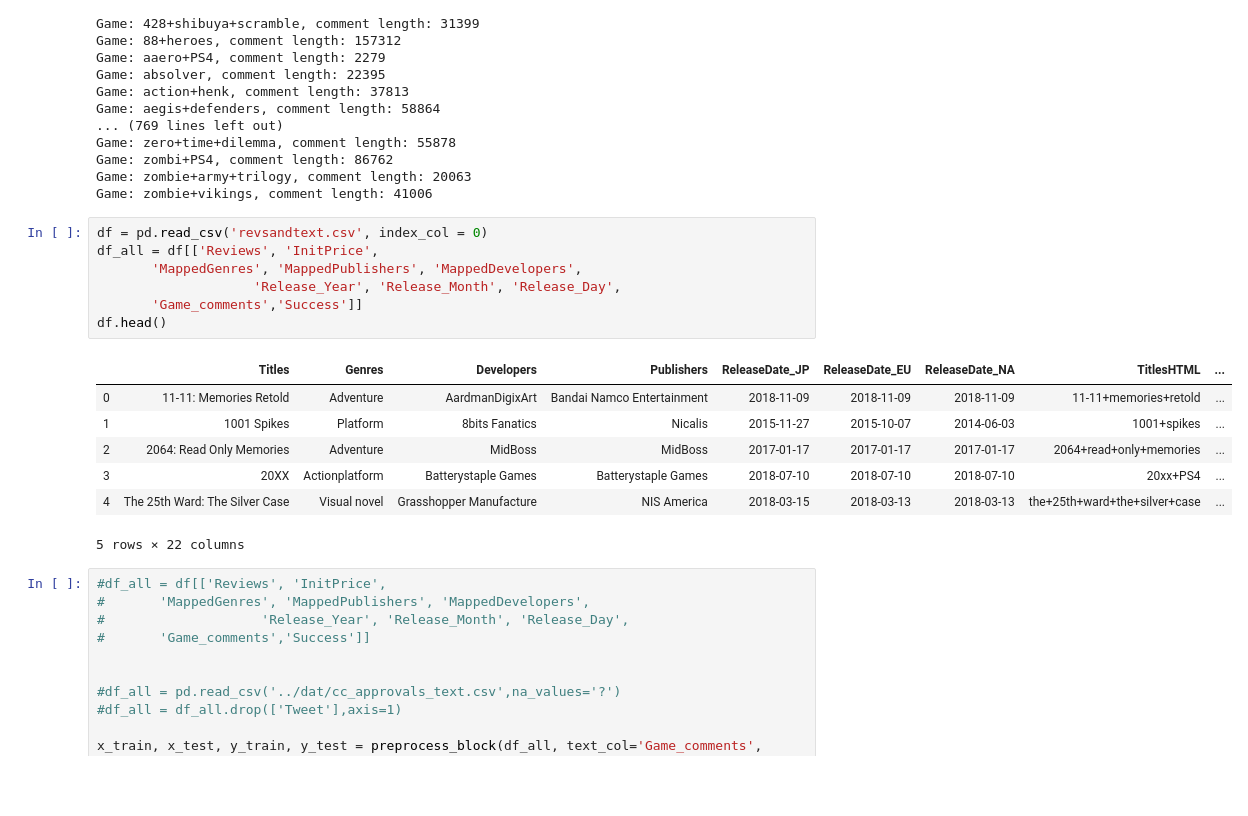
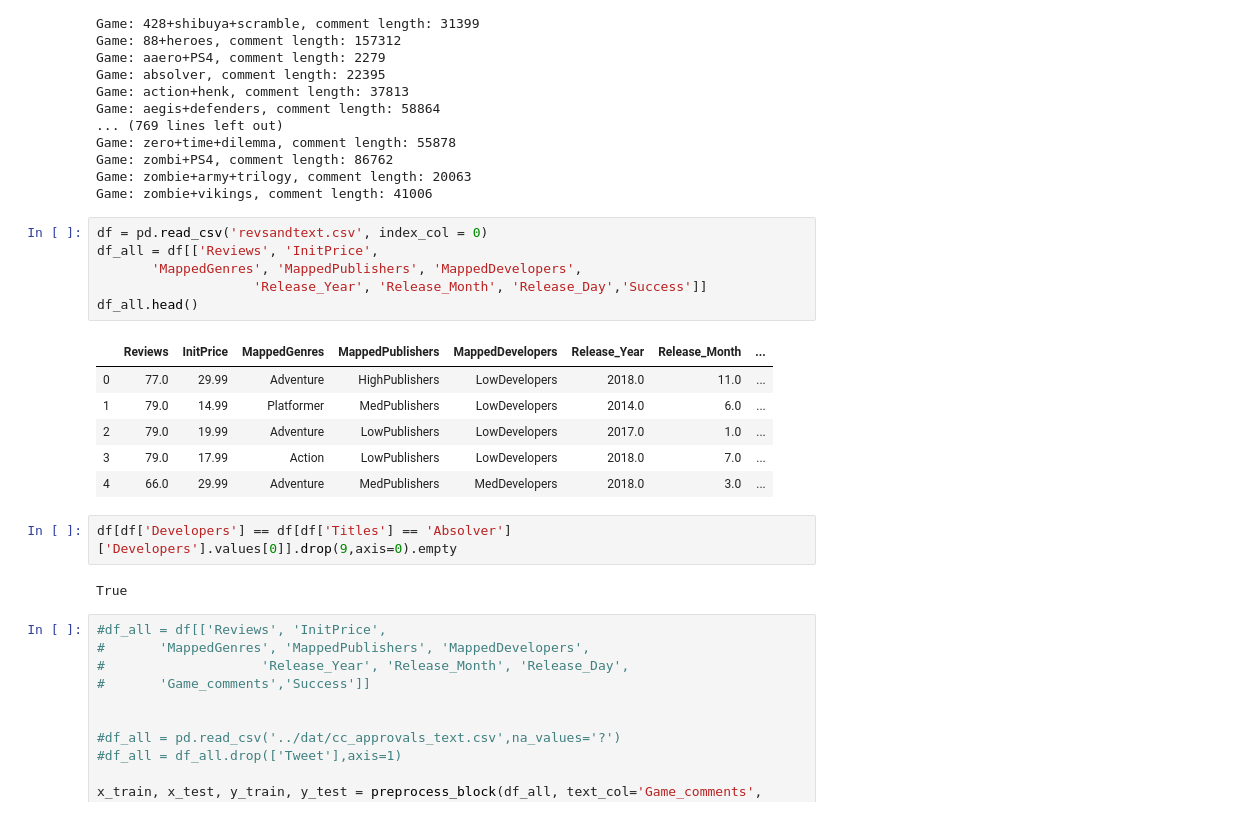
Before and after one commit to ashwin2rai/no_more_backlogs, a Jupyter notebook: notebooks/prototype_1.ipynb, the cells around one changed output. Saved outputs shown, nothing was run; the diff lists cells and outputs as text; blank space fills up the shorter version.

```diff
--- a/notebooks/prototype_1.ipynb
+++ b/notebooks/prototype_1.ipynb
@@ -846,18 +856,20 @@ Game: zombie+vikings, comment length: 41006
 # %%
 df = pd.read_csv('revsandtext.csv', index_col = 0)
 df_all = df[['Reviews', 'InitPrice',
        'MappedGenres', 'MappedPublishers', 'MappedDevelopers',
-                    'Release_Year', 'Release_Month', 'Release_Day',
-       'Game_comments','Success']]
-df.head()
+                    'Release_Year', 'Release_Month', 'Release_Day','Success']]
+df_all.head()
 # %% [output]
-|  | Titles | Genres | Developers | Publishers | ReleaseDate_JP | ReleaseDate_EU | ReleaseDate_NA | TitlesHTML | ... |
-| 0 | 11-11: Memories Retold | Adventure | AardmanDigixArt | Bandai Namco Entertainment | 2018-11-09 | 2018-11-09 | 2018-11-09 | 11-11+memories+retold | ... |
-| 1 | 1001 Spikes | Platform | 8bits Fanatics | Nicalis | 2015-11-27 | 2015-10-07 | 2014-06-03 | 1001+spikes | ... |
-| 2 | 2064: Read Only Memories | Adventure | MidBoss | MidBoss | 2017-01-17 | 2017-01-17 | 2017-01-17 | 2064+read+only+memories | ... |
-| 3 | 20XX | Actionplatform | Batterystaple Games | Batterystaple Games | 2018-07-10 | 2018-07-10 | 2018-07-10 | 20xx+PS4 | ... |
-| 4 | The 25th Ward: The Silver Case | Visual novel | Grasshopper Manufacture | NIS America | 2018-03-15 | 2018-03-13 | 2018-03-13 | the+25th+ward+the+silver+case | ... |
+|  | Reviews | InitPrice | MappedGenres | MappedPublishers | MappedDevelopers | Release_Year | Release_Month | ... |
+| 0 | 77.0 | 29.99 | Adventure | HighPublishers | LowDevelopers | 2018.0 | 11.0 | ... |
+| 1 | 79.0 | 14.99 | Platformer | MedPublishers | LowDevelopers | 2014.0 | 6.0 | ... |
+| 2 | 79.0 | 19.99 | Adventure | LowPublishers | LowDevelopers | 2017.0 | 1.0 | ... |
+| 3 | 79.0 | 17.99 | Action | LowPublishers | LowDevelopers | 2018.0 | 7.0 | ... |
+| 4 | 66.0 | 29.99 | Adventure | MedPublishers | MedDevelopers | 2018.0 | 3.0 | ... |
-5 rows × 22 columns
+# %%
+df[df['Developers'] == df[df['Titles'] == 'Absolver']['Developers'].values[0]].drop(9,axis=0).empty
+# %% [output]
+True
 # %%
 #df_all = df[['Reviews', 'InitPrice',
 #       'MappedGenres', 'MappedPublishers', 'MappedDevelopers',
```
Also changed, not shown: parts of 8 cells of this notebook.
